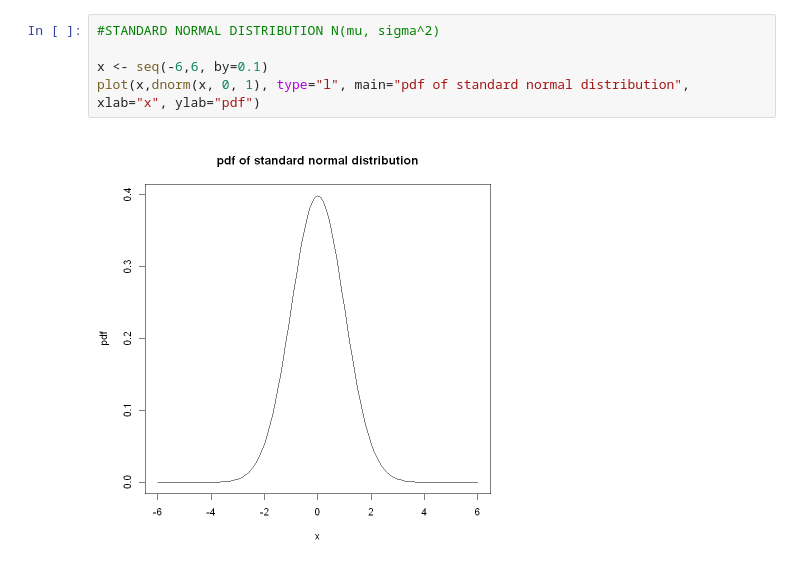
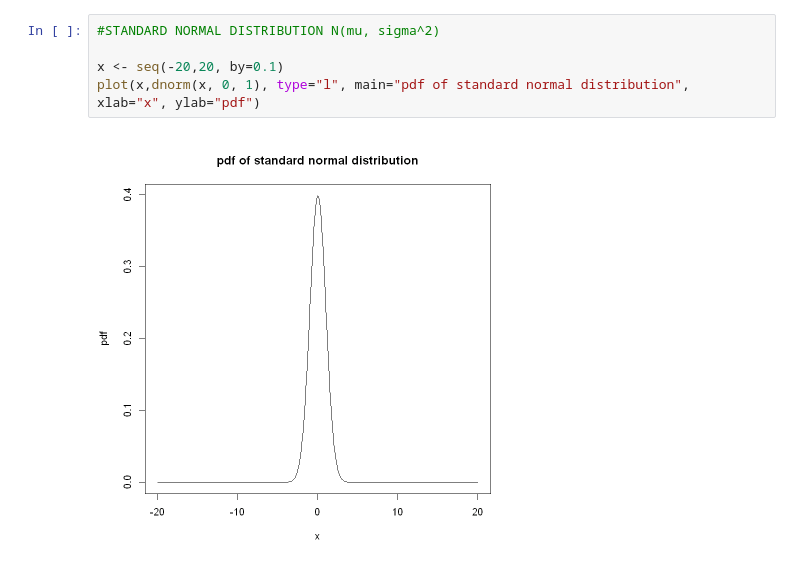
Before and after one commit to valentinagrea2001-sketch/Learning_statistical_programming_in_R, a Jupyter notebook: Ex 4.1.ipynb, the cells around one changed output. Drawn from its saved outputs; the diff is of its cells as text.

```diff
--- a/Ex 4.1.ipynb
+++ b/Ex 4.1.ipynb
@@ -1,7 +1,7 @@
 # %%
 #STANDARD NORMAL DISTRIBUTION N(mu, sigma^2)
 
-x <- seq(-6,6, by=0.1)
+x <- seq(-20,20, by=0.1)
 plot(x,dnorm(x, 0, 1), type="l", main="pdf of standard normal distribution", xlab="x", ylab="pdf")
 # %% [output]
-[figure, old version]
+[figure, new version]
```
Also changed, not shown: parts of 4 cells of this notebook.
